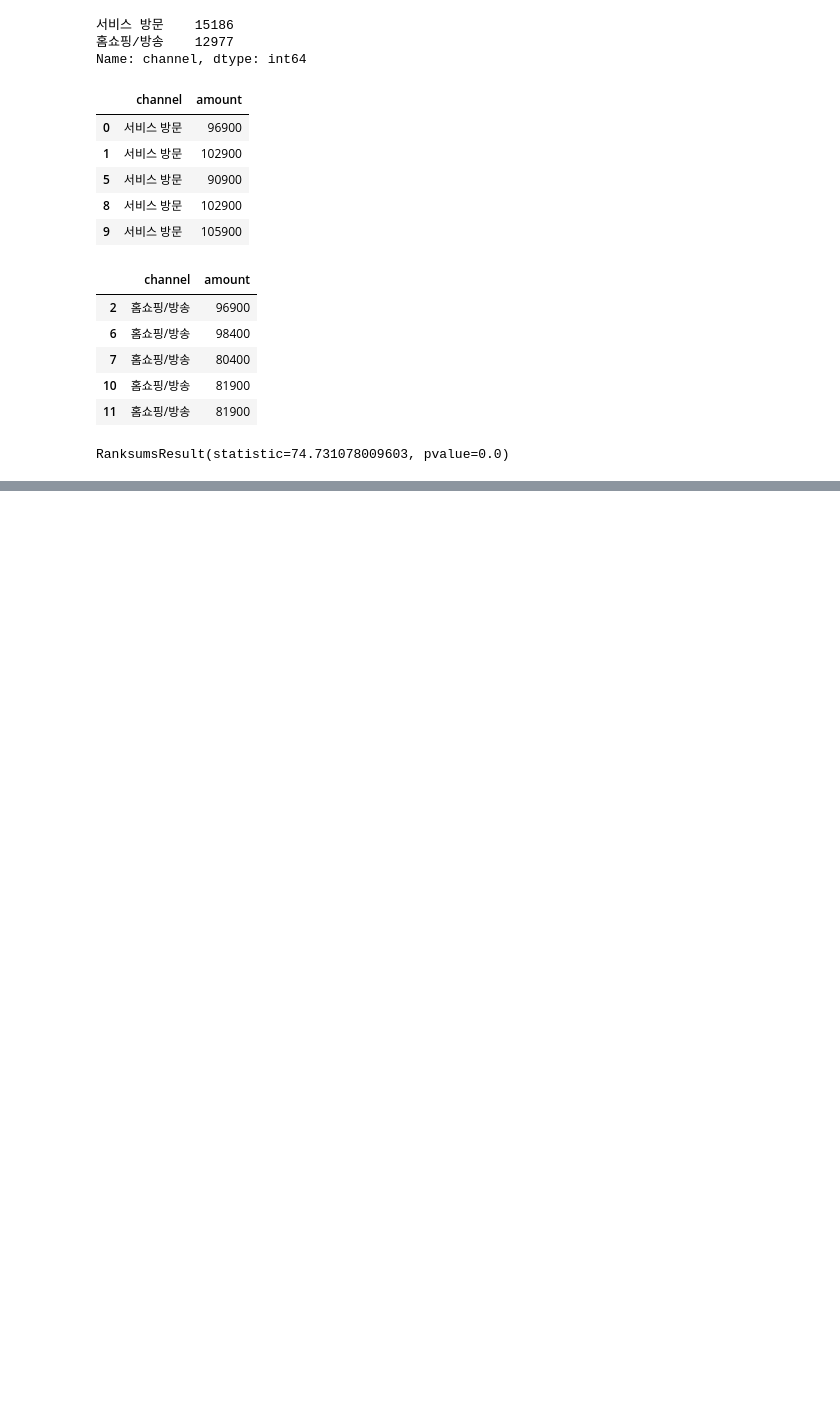
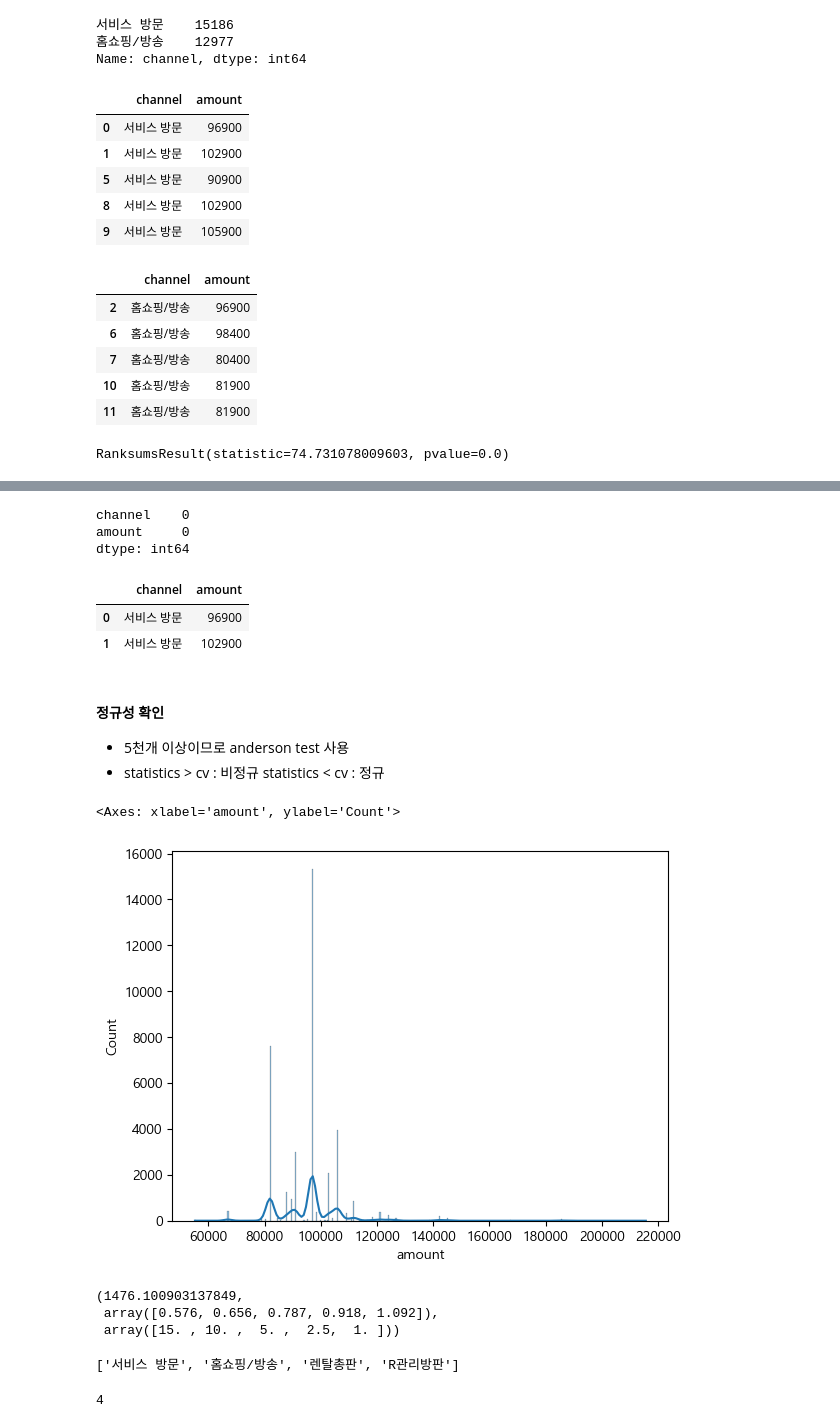
Before and after one commit to AKAVespaET3/study_data_analytics, a Jupyter notebook: codes/CDA/TypeOfContractChannel_CDA_mixed_unNormal.ipynb, the cells around one changed output, grey strips where cells are left out. Cells and saved outputs as stored; diff of their text form; code cells hidden in the pictures; blank space fills up the shorter version.

```diff
--- a/codes/CDA/TypeOfContractChannel_CDA_mixed_unNormal.ipynb
+++ b/codes/CDA/TypeOfContractChannel_CDA_mixed_unNormal.ipynb
@@ -140,0 +163,4 @@ ex) 재발 여부 비정규 분포이면 정규 분포 범주형 변수 찾고
+# %%
+condition = (df_TOCC['channel'] == '서비스 방문')|(df_TOCC['channel'] == '홈쇼핑/방송')|(df_TOCC['channel'] == '렌탈총판')|(df_TOCC['channel'] == 'R관리방판')
+condition
+df_channel4_amount = df_TOCC[condition][['channel','amount']] #필터링과 추출을 같이 함
@@ -140,0 +179,35 @@ ex) 재발 여부 비정규 분포이면 정규 분포 범주형 변수 찾고
+# %%
+df_channel4_amount.isnull().sum()
+# %% [output]
+channel    0
+amount     0
+dtype: int64
+# %%
+# df_channel4_amount = df_channel4_amount.dropna()
+df_channel4_amount.head(2)
+# %% [output]
+|  | channel | amount |
+| 0 | 서비스 방문 | 96900 |
+| 1 | 서비스 방문 | 102900 |
+# %% [markdown]
+#### 정규성 확인
+- 5천개 이상이므로 anderson test 사용
+- statistics > cv : 비정규  statistics < cv : 정규
+# %%
+sns.histplot(data=df_channel4_amount, x='amount',kde=True)
+# %% [output]
+<Axes: xlabel='amount', ylabel='Count'>
+[figure, added]
+# %%
+statistics, cv, sl = stats.anderson(df_channel4_amount['amount'])
+statistics, cv, sl
+# %% [output]
+(1476.100903137849,
+ array([0.576, 0.656, 0.787, 0.918, 1.092]),
+ array([15. , 10. ,  5. ,  2.5,  1. ]))
+# %%
+# type(df_channel4_amount['channel'].value_counts())
+channel_list = df_channel4_amount['channel'].value_counts().index.to_list()
+channel_list
+# %% [output]
+['서비스 방문', '홈쇼핑/방송', '렌탈총판', 'R관리방판']
@@ -140,0 +219,4 @@ ex) 재발 여부 비정규 분포이면 정규 분포 범주형 변수 찾고
+# %%
+len(df_result)
+# %% [output]
+4
```
Also changed, not shown: parts of 10 cells of this notebook, 1 other file.
